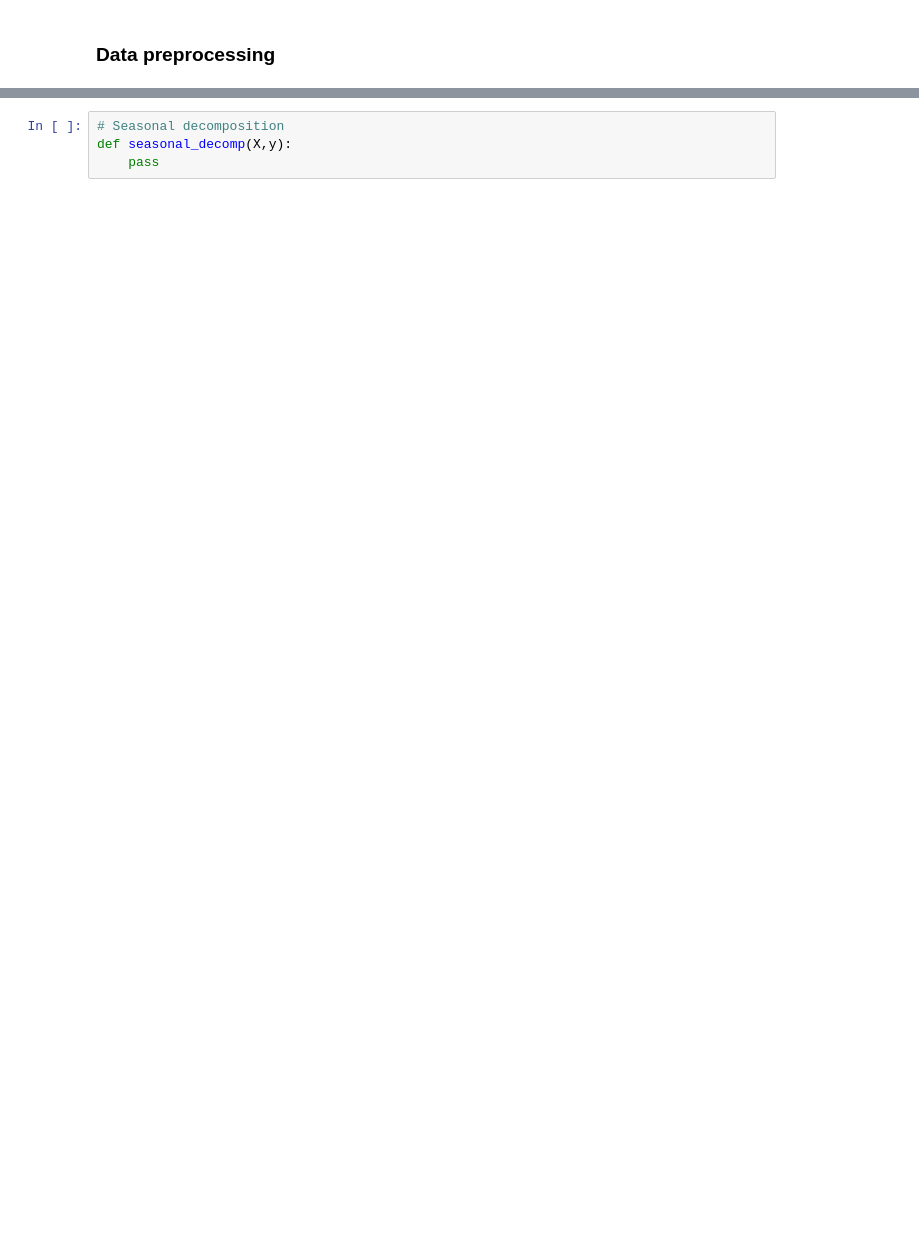
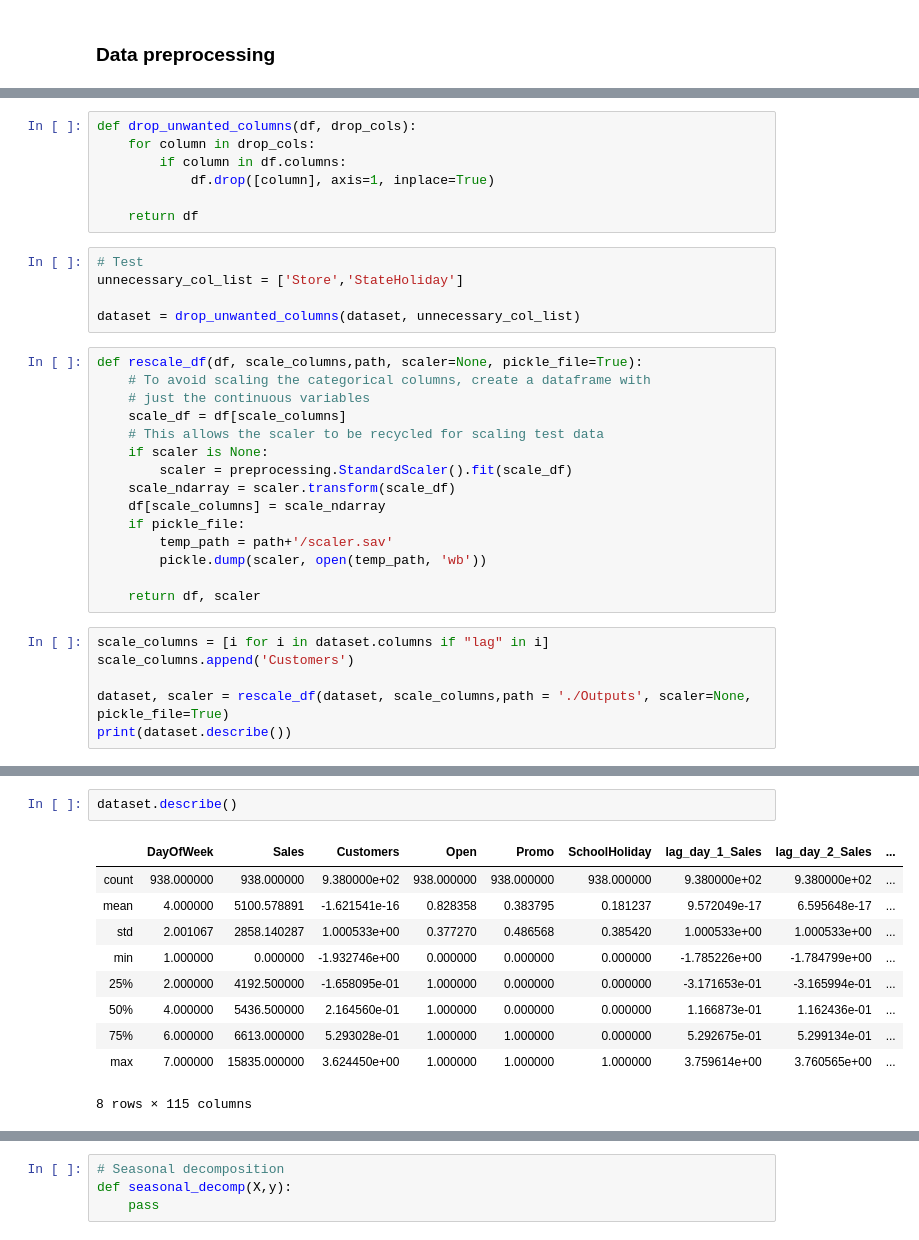
Before and after one commit to paparon96/CML_Hackathon, a Jupyter notebook: Hackathon_Aron.ipynb, the cells around one changed output, grey strips where cells are left out. Drawn from its saved outputs; the diff is of its cells as text; blank space fills up the shorter version.

```diff
--- a/Hackathon_Aron.ipynb
+++ b/Hackathon_Aron.ipynb
@@ -82,0 +399,33 @@ def missing_data_handler():
+# %%
+def drop_unwanted_columns(df, drop_cols):
+    for column in drop_cols:
+        if column in df.columns:
+            df.drop([column], axis=1, inplace=True)
+
+    return df
+# %%
+# Test
+unnecessary_col_list = ['Store','StateHoliday']
+
+dataset = drop_unwanted_columns(dataset, unnecessary_col_list)
+# %%
+def rescale_df(df, scale_columns,path, scaler=None, pickle_file=True):
+    # To avoid scaling the categorical columns, create a dataframe with
+    # just the continuous variables
+    scale_df = df[scale_columns]
+    # This allows the scaler to be recycled for scaling test data
+    if scaler is None:
+        scaler = preprocessing.StandardScaler().fit(scale_df)
+    scale_ndarray = scaler.transform(scale_df)
+    df[scale_columns] = scale_ndarray
+    if pickle_file:
+        temp_path = path+'/scaler.sav'
+        pickle.dump(scaler, open(temp_path, 'wb'))
+
+    return df, scaler
+# %%
+scale_columns = [i for i in dataset.columns if "lag" in i]
+scale_columns.append('Customers')
+
+dataset, scaler = rescale_df(dataset, scale_columns,path = './Outputs', scaler=None, pickle_file=True)
+print(dataset.describe())
@@ -82,0 +450,13 @@ def missing_data_handler():
+# %%
+dataset.describe()
+# %% [output]
+|  | DayOfWeek | Sales | Customers | Open | Promo | SchoolHoliday | lag_day_1_Sales | lag_day_2_Sales | ... |
+| count | 938.000000 | 938.000000 | 9.380000e+02 | 938.000000 | 938.000000 | 938.000000 | 9.380000e+02 | 9.380000e+02 | ... |
+| mean | 4.000000 | 5100.578891 | -1.621541e-16 | 0.828358 | 0.383795 | 0.181237 | 9.572049e-17 | 6.595648e-17 | ... |
+| std | 2.001067 | 2858.140287 | 1.000533e+00 | 0.377270 | 0.486568 | 0.385420 | 1.000533e+00 | 1.000533e+00 | ... |
+| min | 1.000000 | 0.000000 | -1.932746e+00 | 0.000000 | 0.000000 | 0.000000 | -1.785226e+00 | -1.784799e+00 | ... |
+| 25% | 2.000000 | 4192.500000 | -1.658095e-01 | 1.000000 | 0.000000 | 0.000000 | -3.171653e-01 | -3.165994e-01 | ... |
+| 50% | 4.000000 | 5436.500000 | 2.164560e-01 | 1.000000 | 0.000000 | 0.000000 | 1.166873e-01 | 1.162436e-01 | ... |
+| 75% | 6.000000 | 6613.000000 | 5.293028e-01 | 1.000000 | 1.000000 | 0.000000 | 5.292675e-01 | 5.299134e-01 | ... |
+| max | 7.000000 | 15835.000000 | 3.624450e+00 | 1.000000 | 1.000000 | 1.000000 | 3.759614e+00 | 3.760565e+00 | ... |
+8 rows × 115 columns
```
Also changed, not shown: parts of 66 cells of this notebook.
